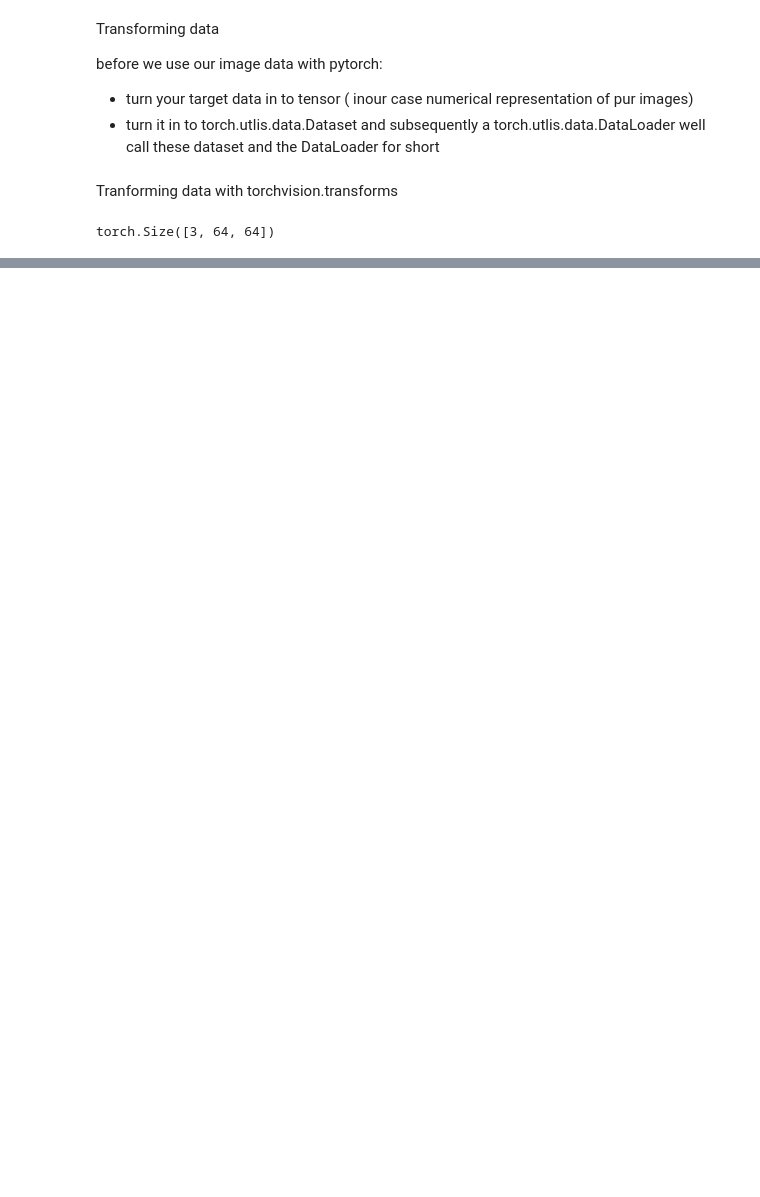
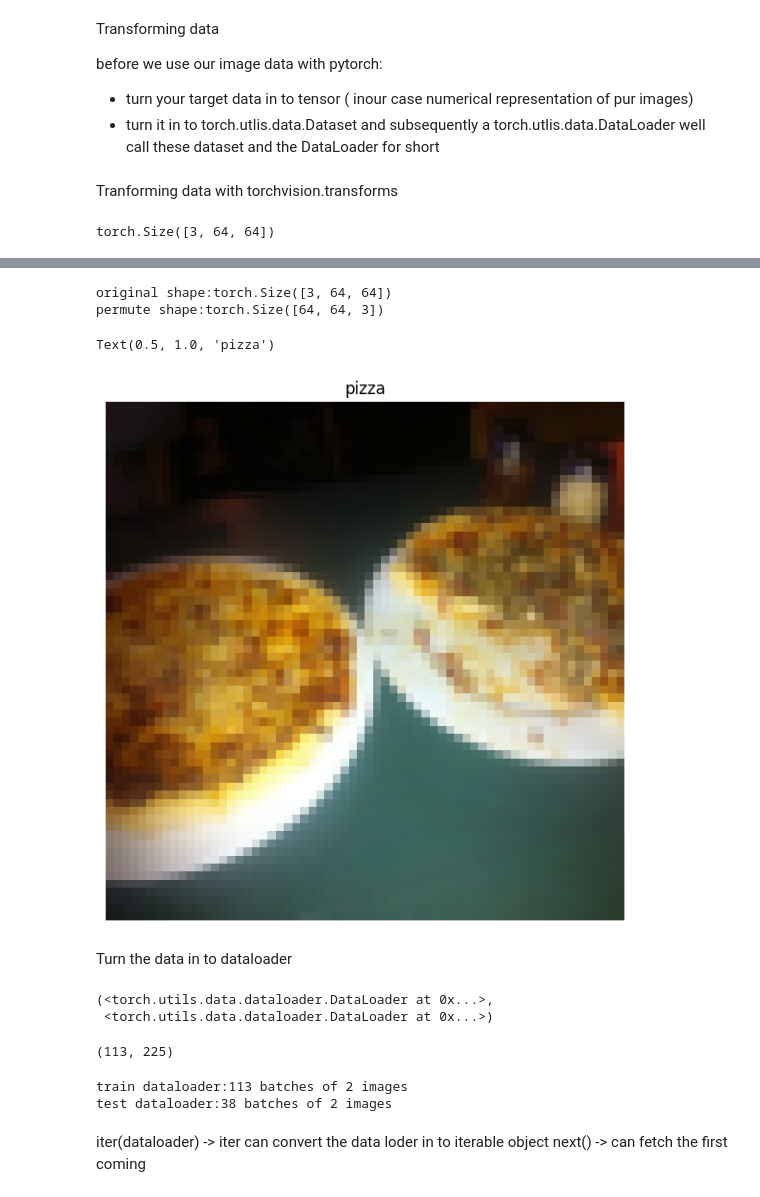
Before and after one commit to saim9211/DeepLearning, a Jupyter notebook: 04_pytorch_custom_dataset.ipynb, the cells around one changed output, grey strips where cells are left out. Cells and saved outputs as stored; diff of their text form; code cells hidden in the pictures; blank space fills up the shorter version.

Commit message:
transforming in tensor and tehn in to test ,train data by ImageFolder and then convert in to data loader

```diff
--- a/04_pytorch_custom_dataset.ipynb
+++ b/04_pytorch_custom_dataset.ipynb
@@ -238,0 +244,10 @@ plot_transformed_image(image_path=image_path_list,
+# %%
+# using the image folder
+from torchvision import datasets
+train_data=datasets.ImageFolder(root=train_dir,
+                               transform=data_transform,
+                               target_transform=None)
+test_data=datasets.ImageFolder(root=test_dir,
+                               transform=data_transform,
+                               target_transform=None)
+train_data,test_data
@@ -238,0 +273,11 @@ plot_transformed_image(image_path=image_path_list,
+# %%
+# get  the class names
+class_names=train_data.classes
+class_names
+# also able to get the class names as directory
+class_name_dir=train_data.class_to_idx
+class_name_dir
+# get  the len
+len(train_data),len(test_data)
+# get the label
+train_data.samples[0]
@@ -238,0 +286,8 @@ plot_transformed_image(image_path=image_path_list,
+# %%
+# index on the train_dataset to get a single image and label
+img,label=train_data[0][0],train_data[0][1]
+print(f"image tensor:\n{img}")
+print(f"shape of the images:{img.shape}")
+print(f"image datatype:{img.dtype}")
+print(f"image label:{label}")
+print(f"label datatype:{type(label)}")
@@ -238,0 +312,46 @@ plot_transformed_image(image_path=image_path_list,
+# %%
+# rearange the order dimesnion
+img_permute=img.permute(1,2,0)
+# print out the different shapes
+print(f"original shape:{img.shape}") # -> chw
+print(f"permute shape:{img_permute.shape}") # hwc
+
+#plot the image
+plt.figure(figsize=(10,7))
+plt.imshow(img_permute)
+plt.axis(False)
+plt.title(class_names[label])
+# %% [output]
+original shape:torch.Size([3, 64, 64])
+permute shape:torch.Size([64, 64, 3])
+Text(0.5, 1.0, 'pizza')
+[figure, added]
+# %% [markdown]
+Turn the data in to dataloader
+# %%
+from torch.utils.data import DataLoader
+train_dataloader=DataLoader(dataset=train_data,
+                          batch_size=2,
+                          num_workers=1,
+                          shuffle=True)
+test_dataloader=DataLoader(dataset=test_data,
+                          batch_size=2,
+                          num_workers=1,
+                           shuffle=False)
+train_dataloader,test_dataloader
+# %% [output]
+(<torch.utils.data.dataloader.DataLoader at 0x...>,
+ <torch.utils.data.dataloader.DataLoader at 0x...>)
+# %%
+len(train_dataloader),len(train_data)
+# %% [output]
+(113, 225)
+# %%
+print(f"train dataloader:{len(train_dataloader)} batches of {train_dataloader.batch_size} images")
+print(f"test dataloader:{len(test_dataloader)} batches of {test_dataloader.batch_size} images")
+# %% [output]
+train dataloader:113 batches of 2 images
+test dataloader:38 batches of 2 images
+# %% [markdown]
+iter(dataloader) -> iter can convert  the data loder in to iterable object
+next()  -> can fetch the first  coming
```
Also changed, not shown: parts of 12 cells of this notebook.
